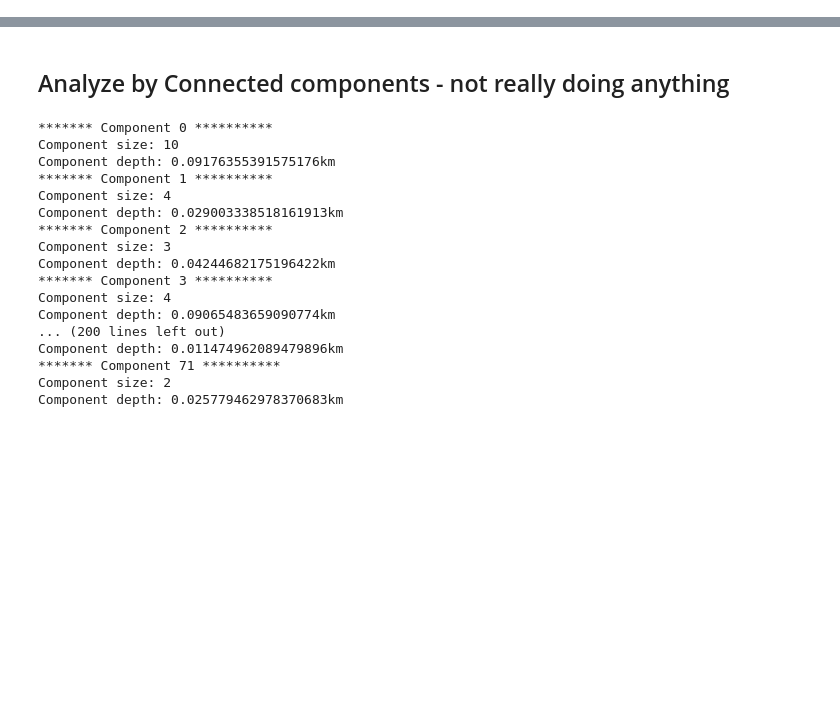
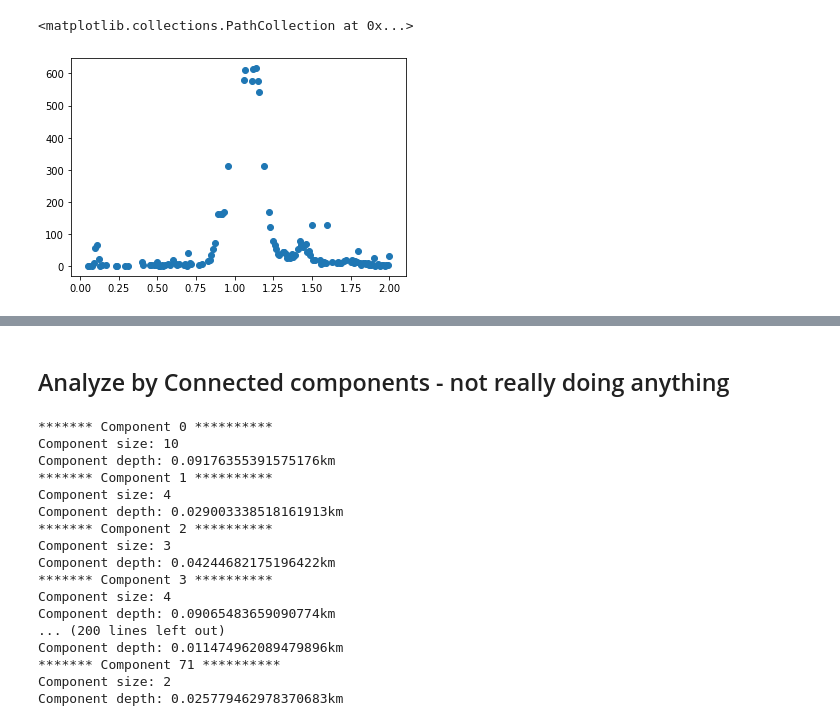
Before and after one commit to JudahGazit/optimization-course, a Jupyter notebook: jupyter/data-prep-taxis.ipynb, the cells around one changed output, grey strips where cells are left out. Saved outputs shown, nothing was run; the diff lists cells and outputs as text; code cells hidden in the pictures; blank space fills up the shorter version.

```diff
--- a/jupyter/data-prep-taxis.ipynb
+++ b/jupyter/data-prep-taxis.ipynb
@@ -82,0 +331,6 @@ sort_by_weight(distances)
+# %%
+th = 100
+plt.scatter([x[0] for x, s in ross if s < th and s > .5], [x[1] for x, s in ross if s < th and s > .5])
+# %% [output]
+<matplotlib.collections.PathCollection at 0x...>
+[figure, added]
```
Also changed, not shown: parts of 35 cells of this notebook, 8 other files.
